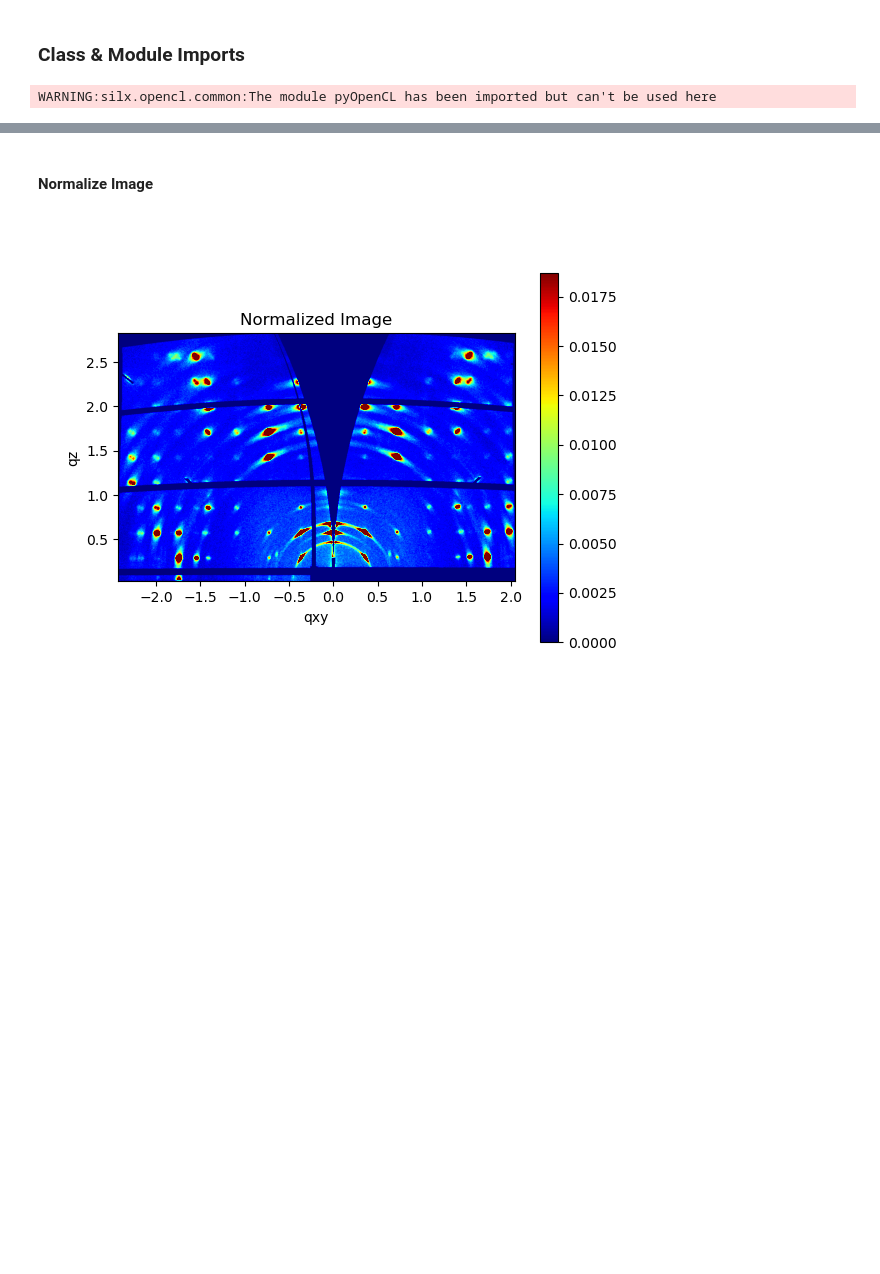
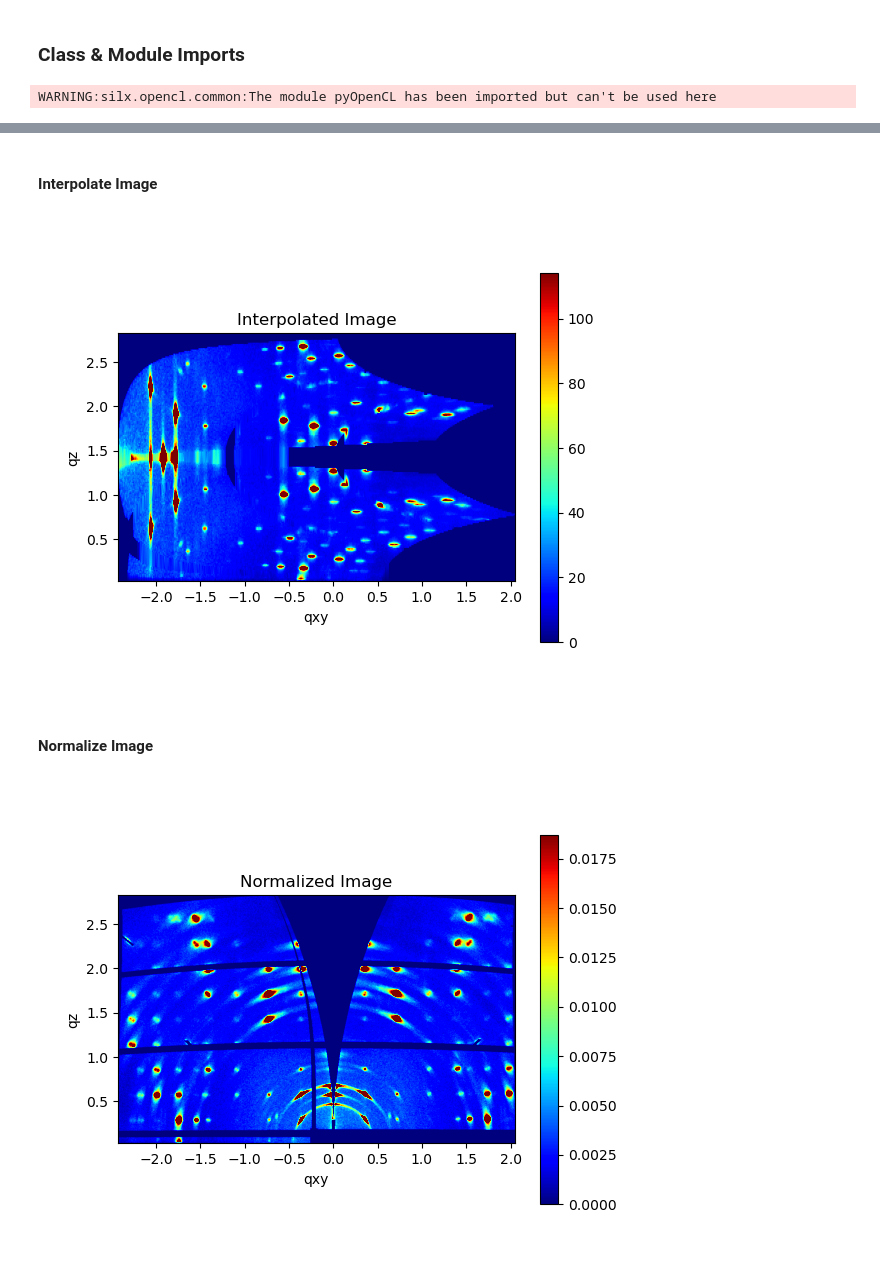
Before and after one commit to ToneyGroupCU/pyWAXS, a Jupyter notebook: pyWAXS_main/WAXSNotebook.ipynb, the cells around one changed output, grey strips where cells are left out. Saved outputs shown, nothing was run; the diff lists cells and outputs as text; code cells hidden in the pictures; blank space fills up the shorter version.

```diff
--- a/pyWAXS_main/WAXSNotebook.ipynb
+++ b/pyWAXS_main/WAXSNotebook.ipynb
@@ -65,3 +219,19 @@ waxs_analysis = WAXSAnalyze(poniPath=poniPath,
+# %% [markdown]
+#### Interpolate Image
+# %%
+%matplotlib widget
+
+cakedtiff_xr_interp = waxs_analysis.brute_force_interpolate(waxs_analysis.cakedtiff_xr, gap_threshold = 12)
+
+# Display the normalized image
+waxs_analysis.display_image(cakedtiff_xr_interp,
+                            title='Interpolated Image',
+                            cmap='jet')
+
+# What about alternating row/column with linearly increasing gap_threshold size?
+# Or a row/column average process?
+# %% [output]
+[figure, added]
 # %% [markdown]
 #### Normalize Image
 # %%
```
Also changed, not shown: parts of 27 cells of this notebook, 3 other files.
